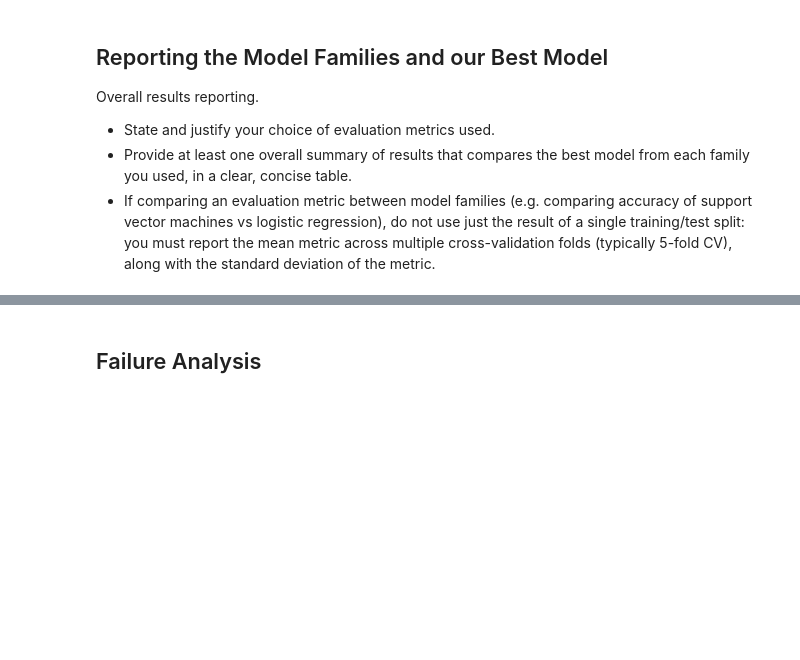
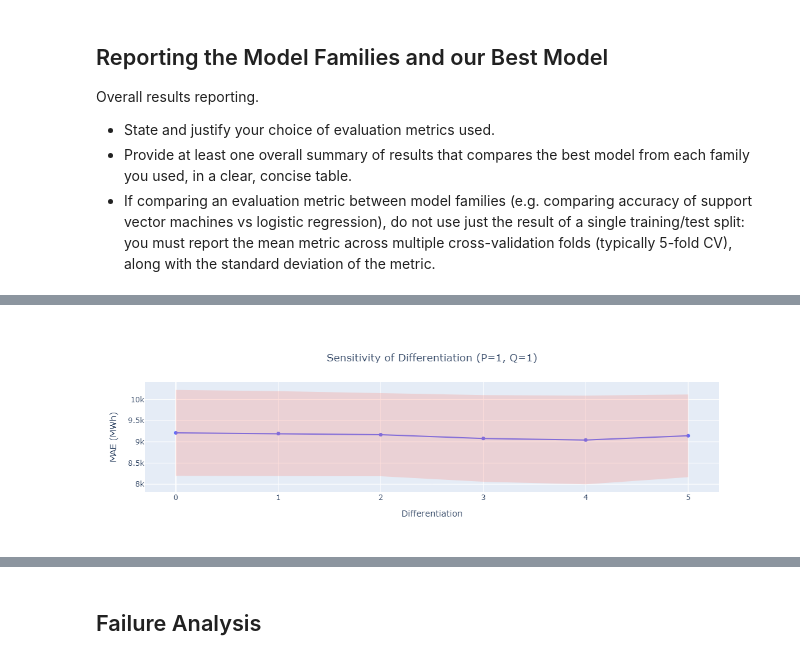
Before and after one commit to lmg1404/Energy-Consumption-Forecasting, a Jupyter notebook: src/notebooks/supervised/evaluation.ipynb, the cells around one changed output, grey strips where cells are left out. Saved outputs shown, nothing was run; the diff lists cells and outputs as text; code cells hidden in the pictures; blank space fills up the shorter version.

```diff
--- a/src/notebooks/supervised/evaluation.ipynb
+++ b/src/notebooks/supervised/evaluation.ipynb
@@ -75,0 +182,7 @@ bayesian_opt.best_params()
+# %%
+def generate_alt_orders(orders, max_diff: int):
+    P, D, Q = orders
+    Ps = range(max(P-max_diff, 0), P+max_diff)
+    Ds = range(max(D-max_diff, 0), D+max_diff)
+    Qs = range(max(Q-max_diff, 0), Q+max_diff)
+    return list(itertools.product(Ps, Qs, Ds))
@@ -75,0 +225,8 @@ bayesian_opt.best_params()
+# %%
+P = [P for P, Q, D in searched_orders.keys()]
+Q = [Q for P, Q, D in searched_orders.keys()]
+D = [D for P, Q, D in searched_orders.keys()]
+means = [val['mean'] for val in searched_orders.values()]
+stds = [val['std'] for val in searched_orders.values()]
+sens_df = pd.DataFrame(zip(P, Q, D, means, stds), columns=['P', 'Q', 'D', 'means', 'stds'])
+sens_df
@@ -75,0 +247,33 @@ bayesian_opt.best_params()
+# %%
+x = sens_df[(sens_df.P==1)&(sens_df.Q==1)].D
+y = sens_df[(sens_df.P==1)&(sens_df.Q==1)].means
+stds = sens_df[(sens_df.P==1)&(sens_df.Q==1)].stds
+fig = go.Figure()
+fig.add_trace(
+    go.Scatter(
+        x=x,
+        y=y,
+        showlegend=False,
+        fillcolor='rgba(255,0,0,0)'
+    )
+)
+fig.add_trace(
+    go.Scatter(
+        x = pd.concat([x, x[::-1]]),
+        y = pd.concat([y + stds, (y - stds)[::-1]]),
+        fill='toself',
+        fillcolor='rgba(255,100,80,0.2)',
+        line=dict(color='rgba(255,255,255,0)'),
+        hoverinfo="skip",
+        showlegend=False
+    )
+)
+fig.update_layout(
+    title={"text": "Sensitivity of Differentiation (P=1, Q=1)", "xanchor": 'center', 'x': 0.5, 'y':0.85},
+    xaxis_title="Differentiation",
+    yaxis_title="MAE (MWh)"
+)
+fig.show()
+fig.write_image("sensdiff.png")
+# %% [output]
+[figure, added]
```
Also changed, not shown: parts of 30 cells of this notebook, 11 other files.
